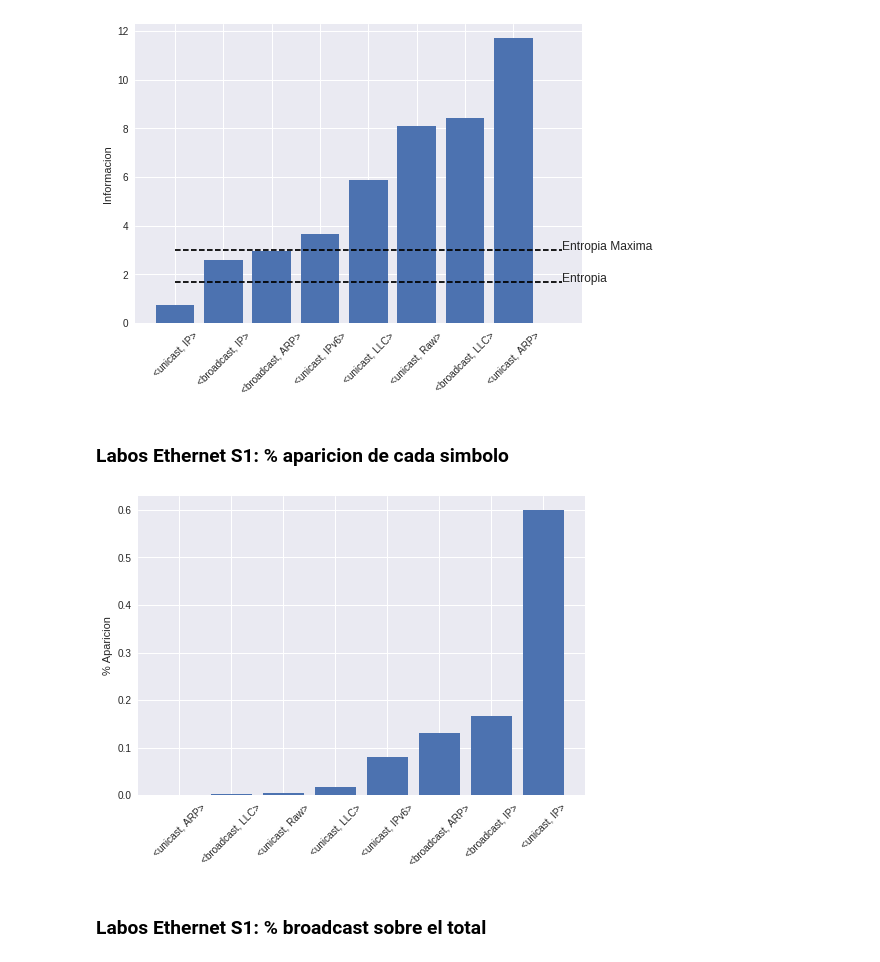
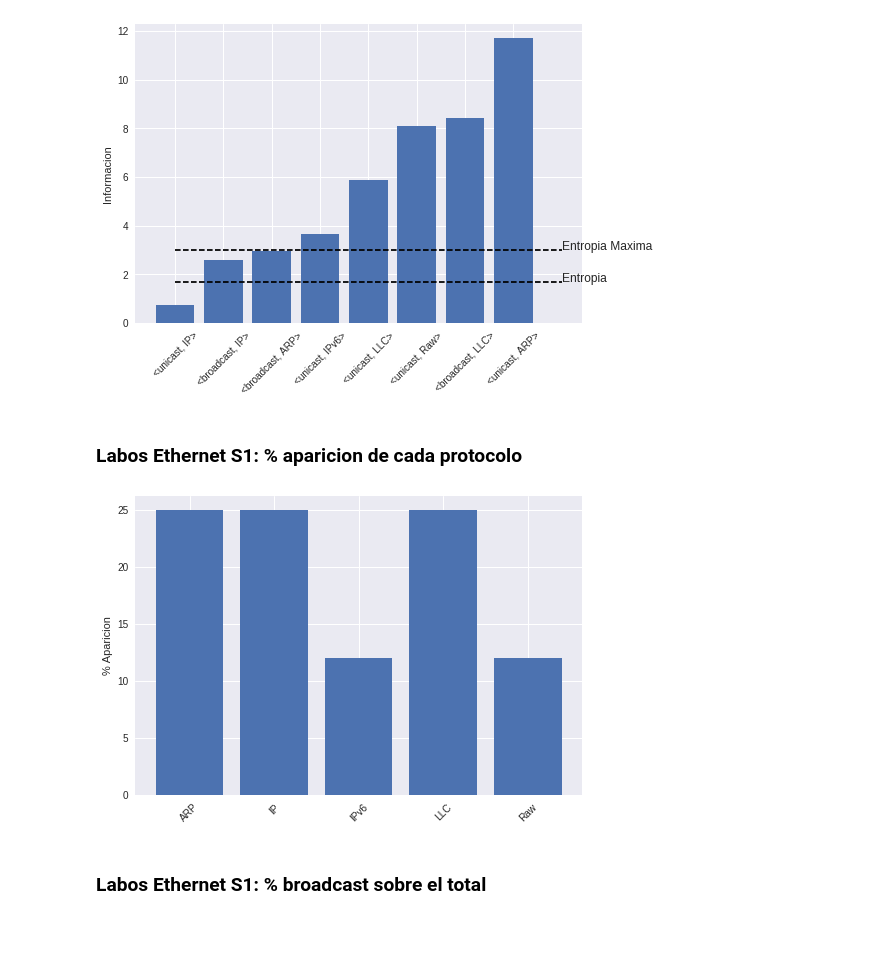
Before and after one commit to a-lavia/redes, a Jupyter notebook: tp1/tools/Graficos-s1.ipynb, the cells around one changed output. Saved outputs shown, nothing was run; the diff lists cells and outputs as text; code cells hidden in the pictures; blank space fills up the shorter version.

Commit message:
graficos corregidos aparicion de cada simbolo por aparicion de cada protocolo

```diff
--- a/tp1/tools/Graficos-s1.ipynb
+++ b/tp1/tools/Graficos-s1.ipynb
@@ -53,23 +53,42 @@ plt.show()
 # %% [output]
 [figure]
 # %% [markdown]
-### Labos Ethernet S1: % aparicion de cada simbolo
+### Labos Ethernet S1: % aparicion de cada protocolo
-# %%
-dfTableEthernetSortedProba = dfTableEthernet.sort_values(by='probability')
-
-symbolsEther = dfTableEthernetSortedProba["symbol"]
-probEther = dfTableEthernetSortedProba["probability"]
-
-mpl_fig = plt.figure()
-ax = mpl_fig.add_subplot(111)
-ax.set_ylabel('% Aparicion')
-
-plt.bar(range(len(probEther)), probEther, align='center')
-plt.xticks(range(len(symbolsEther)), symbolsEther,rotation=45)
-
-plt.show()
-# %% [output]
-[figure, removed]
+# %%
+symbolsEther = dfTableEthernet["symbol"]
+
+protocolosEther = []
+
+for p in symbolsEther:
+    _ , proto = p.split()
+    protocolosEther.append(proto[:len(proto)-1])
+protocolosEther.sort()
+
+protoQtty = []
+i = 0
+while i < len(protocolosEther):
+    p = protocolosEther[i]
+    qtty = 1
+    j = i+1
+    while(j < len(protocolosEther) and protocolosEther[j] == p):
+        qtty+=1
+        j+=1
+    protoQtty.append((p,qtty))
+    i+=qtty
+
+protocolosEther = [x[0] for x in protoQtty]
+percentageProtoEther = [(x[1]*100)/len(symbolsEther) for x in protoQtty]
+
+mpl_fig = plt.figure()
+ax = mpl_fig.add_subplot(111)
+ax.set_ylabel('% Aparicion')
+
+plt.bar(range(len(percentageProtoEther)), percentageProtoEther, align='center')
+plt.xticks(range(len(protocolosEther)), protocolosEther,rotation=45)
+
+plt.show()
+# %% [output]
+[figure, added]
 # %% [markdown]
 ### Labos Ethernet S1: % broadcast sobre el total
 # %%
```
Also changed, not shown: parts of 6 cells of this notebook.
